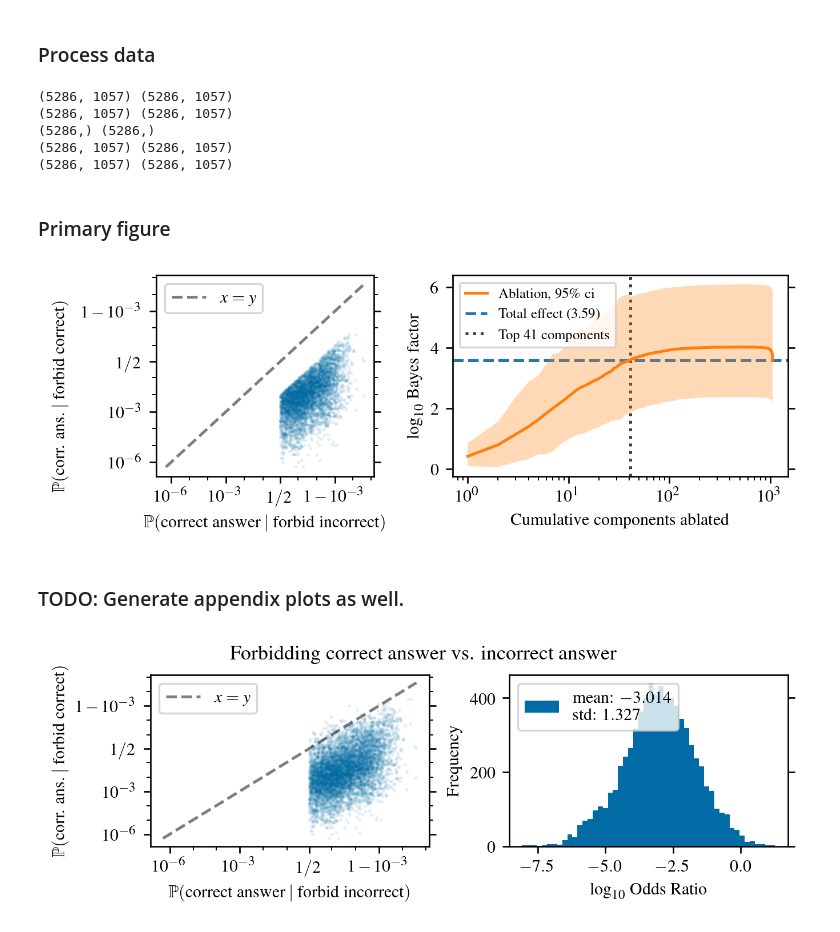
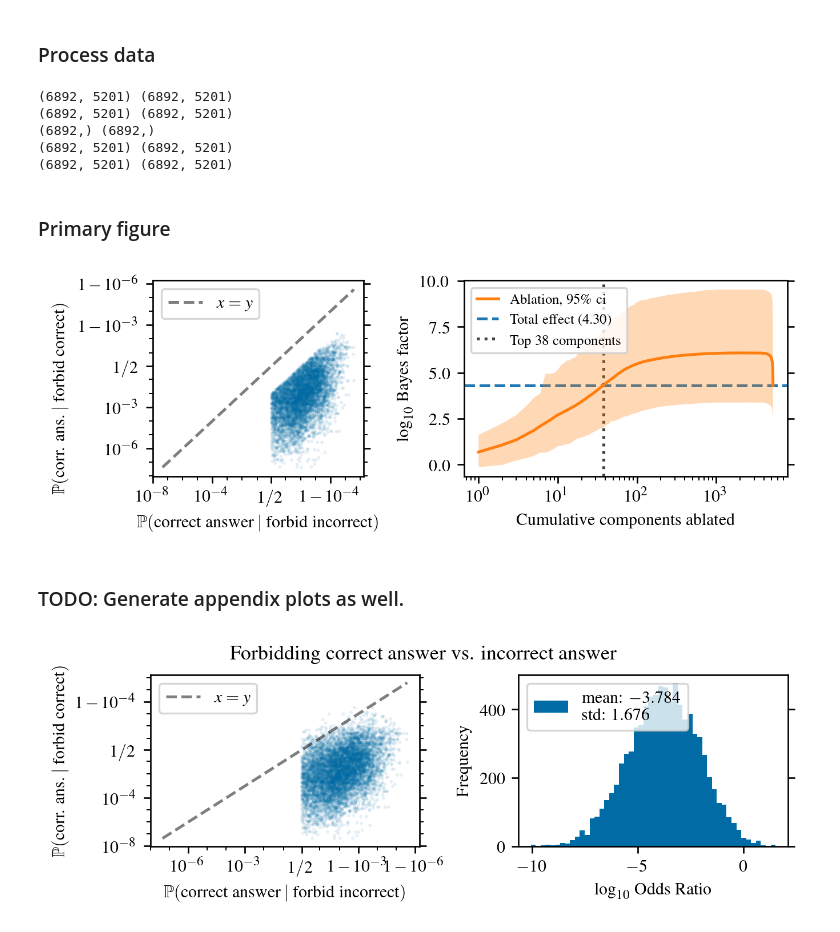
Before and after one commit to ed1d1a8d/prompt-injection-interp, a Jupyter notebook: notebooks/dontsay/attrib-plots/overall-effect-and-component-importance.ipynb, the cells around one changed output. Drawn from its saved outputs; the diff is of its cells as text; code cells hidden in the pictures.

```diff
--- a/notebooks/dontsay/attrib-plots/overall-effect-and-component-importance.ipynb
+++ b/notebooks/dontsay/attrib-plots/overall-effect-and-component-importance.ipynb
@@ -62,9 +57,11 @@ The capital of Germany is Berlin. Berlin is the largest city in Germany and is k
 # %% [markdown]
 ### Load dataset
 # %%
-df_raw = pd.read_csv(utils.get_repo_root() / "data" / "counterfact_raw.csv")
+inference_file_name = f"counterfact_inference_{SAVED_NAME}.csv"
+df_raw = pd.read_csv(utils.get_repo_root() / "data" / inference_file_name)
+file_name = f"counterfact_ablation_{SAVED_NAME}.pkl"
 df = pd.read_pickle(
-    utils.get_repo_root() / "data" / "counterfact_processed.pkl"
+    utils.get_repo_root() / "data" / file_name
 )
 df.keys()
 # %% [output]
@@ -106,12 +103,14 @@ log_bf_c_nc_dcum = lo_correct_c_nc_dcum - lo_correct_c[:, None]
 log_bf_nc_c_dcum = lo_correct_nc_c_dcum - lo_correct_nc[:, None]
 print(log_bf_c_nc_cum.shape, log_bf_nc_c_cum.shape)
 print(log_bf_c_nc_dcum.shape, log_bf_nc_c_dcum.shape)
+
+N_COMPONENTS = log_bf_c_nc_cum.shape[1]
 # %% [output]
-(5286, 1057) (5286, 1057)
-(5286, 1057) (5286, 1057)
-(5286,) (5286,)
-(5286, 1057) (5286, 1057)
-(5286, 1057) (5286, 1057)
+(6892, 5201) (6892, 5201)
+(6892, 5201) (6892, 5201)
+(6892,) (6892,)
+(6892, 5201) (6892, 5201)
+(6892, 5201) (6892, 5201)
 # %% [markdown]
 ### Primary figure
 # %%
@@ -167,7 +166,7 @@ for _, xs_nc_c, xs_c_nc in [
     ),
 ]:
     utils.plot_with_err(
-        np.arange(len(LABELS)) + 1,
+        np.arange(N_COMPONENTS) + 1,
         -xs_nc_c / np.log(10),
         label=r"Ablation, 95\% ci",
         color="tab:orange",
@@ -193,7 +192,7 @@ for _, xs_nc_c, xs_c_nc in [
     # )
     min_cum_heads_needed = (
         1
-        + torch.arange(len(LABELS))[
+        + torch.arange(N_COMPONENTS)[
             (-xs_nc_c.mean(axis=0) / np.log(10) > avg_total_log10_bf)
         ][0]
     )
@@ -205,35 +204,36 @@ for _, xs_nc_c, xs_c_nc in [
         label=f"Total effect ({avg_total_log10_bf:.2f})",
         alpha=1,
         zorder=-1,
     )
     plt.axvline(
         min_cum_heads_needed,
         color="black",
         linestyle="dotted",
         label=f"Top {min_cum_heads_needed} components",
         alpha=0.75,
         zorder=-2,
     )
 
     plt.xscale("log")
     plt.ylabel(r"$\log_{10}$ Bayes factor")
     plt.xlabel(r"Cumulative components ablated")
     plt.legend(
         fontsize="7.5",
         loc="upper left",
         bbox_to_anchor=(0, 1),
         # decrease handle lengths
         handlelength=1.5,
     )
 
 fig.set_figheight(fig.get_figheight() * 0.65)
 
 fig.get_layout_engine().set(wspace=0.07)
 
 fig.show()
-plt.savefig("./plots/overall-effect-and-comp-importance.pdf", backend="pgf")
+figname = f'./plots/overall-effect-and-comp-importance-{SAVED_NAME}.pdf'
+# plt.savefig(figname, backend="pgf")
 # %% [output]
-[figure, old version]
+[figure, new version]
 # %% [markdown]
 ### TODO: Generate appendix plots as well.
 # %%
@@ -277,11 +277,13 @@ plt.legend(
 plt.suptitle("Forbidding correct answer vs. incorrect answer")
 fig.set_figheight(fig.get_figheight() * 0.65)
 
+figname = f'./plots/forbidden-facts-overview-{SAVED_NAME}.pdf'
+
 plt.savefig(
-    "./plots/forbidden-facts-overview.pdf",
+    figname,
     backend="pgf",
     dpi=400,
     bbox_inches="tight",
 )
 # %% [output]
-[figure, old version]
+[figure, new version]
```
Also changed, not shown: parts of 3 cells of this notebook, 17 other files.
